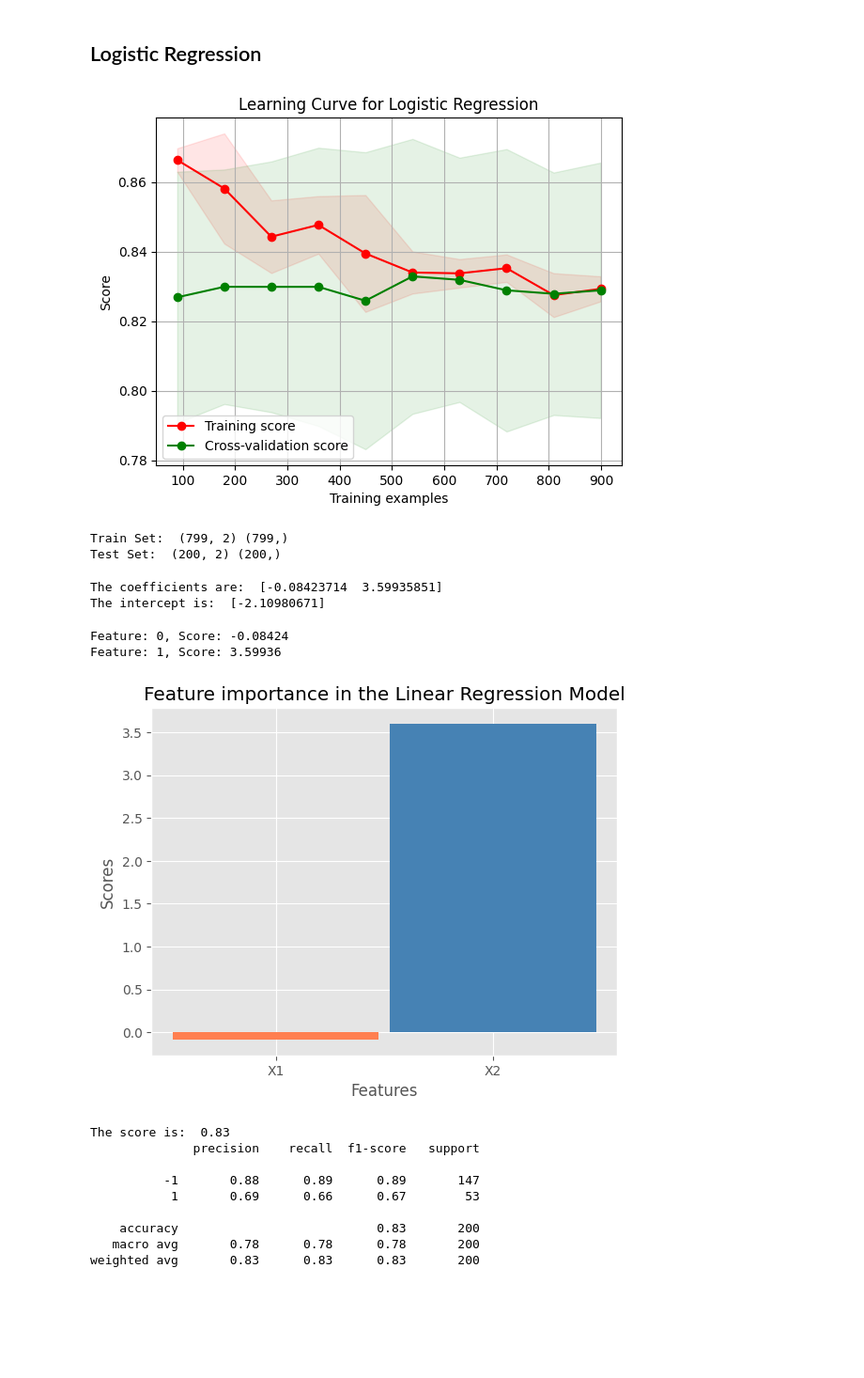
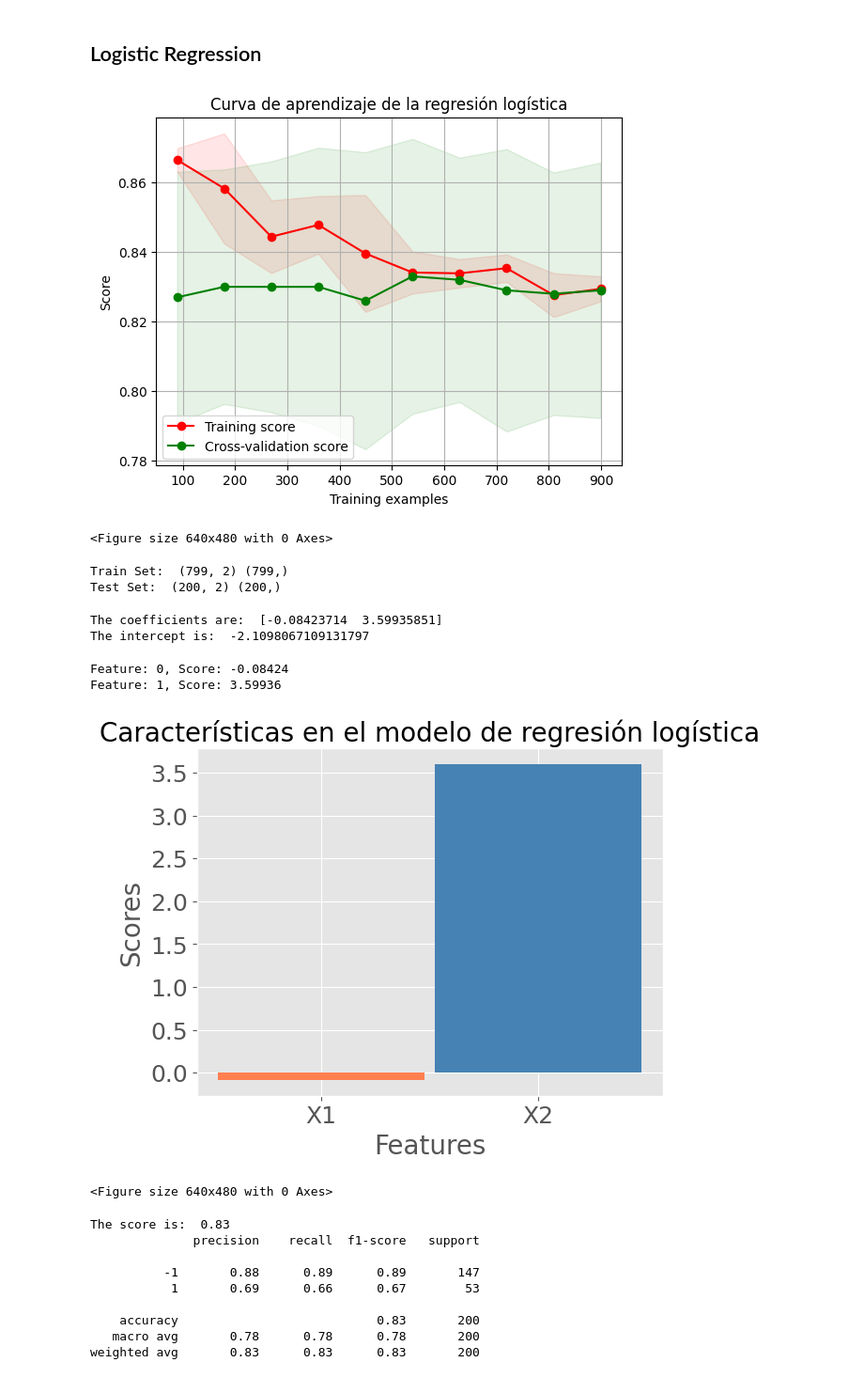
Before and after one commit to jariel17/classification_model_example, a Jupyter notebook: classification_models.ipynb, the cells around one changed output. Shown at 94% size. Drawn from its saved outputs; the diff is of its cells as text; code cells hidden in the pictures; blank space fills up the shorter version.

```diff
--- a/classification_models.ipynb
+++ b/classification_models.ipynb
@@ -69,14 +72,16 @@ plt.plot(train_sizes, test_mean, 'o-', color="g", label="Cross-validation score"
 # Stadard deviation shadow
 plt.fill_between(train_sizes, train_mean - train_std, train_mean + train_std, color="r", alpha=0.1)
 plt.fill_between(train_sizes, test_mean - test_std, test_mean + test_std, color="g", alpha=0.1)
-plt.title("Learning Curve for Logistic Regression")
+plt.title("Curva de aprendizaje de la regresión logística")
 plt.xlabel("Training examples")
 plt.ylabel("Score")
 plt.legend(loc="best")
 plt.grid()
 plt.show()
+plt.savefig('Curva de aprendizaje - regresion logistica.png')
 # %% [output]
-[figure, old version]
+[figure, new version]
+<Figure size 640x480 with 0 Axes>
 # %%
 # Having seen that with 800 training samples our model will perform with a 0.83 score, we will take 80% of the data for training
 
@@ -88,24 +93,30 @@ Train Set:  (799, 2) (799,)
 Test Set:  (200, 2) (200,)
 # %%
 lr_model.fit(x_train, y_train)
-print('The coefficients are: ',lr_model.coef_[0])
-print('The intercept is: ',lr_model.intercept_)
+coefficients = lr_model.coef_[0]
+intercept = lr_model.intercept_[0]
+
+print('The coefficients are: ',coefficients)
+print('The intercept is: ',intercept)
 # %% [output]
 The coefficients are:  [-0.08423714  3.59935851]
-The intercept is:  [-2.10980671]
+The intercept is:  -2.1098067109131797
 # %%
-feature_importance = lr_model.coef_[0]
-for i,val in enumerate(feature_importance):
+for i,val in enumerate(coefficients):
     print('Feature: %0d, Score: %.5f' % (i,val))
 
 with plt.style.context('ggplot'):
-    plt.bar(['X1', 'X2'], feature_importance, width=0.95, color=['coral', 'steelblue'])
-    plt.title('Feature importance in the Linear Regression Model')
-    plt.xlabel('Features')
-    plt.ylabel('Scores')
+    plt.bar(['X1', 'X2'], coefficients, width=0.95, color=['coral', 'steelblue'])
+    plt.title('Características en el modelo de regresión logística', fontsize=20)
+    plt.xlabel('Features', fontsize=20)
+    plt.ylabel('Scores', fontsize=20)
+    plt.xticks(fontsize=18)
+    plt.yticks(fontsize=18)
     plt.show()
+    plt.savefig('Importancia de las características en el modelo de regresion logistica.png')
 # %% [output]
 Feature: 0, Score: -0.08424
 Feature: 1, Score: 3.59936
-[figure, old version]
+[figure, new version]
+<Figure size 640x480 with 0 Axes>
 # %%
```
Also changed, not shown: parts of 8 cells of this notebook, 1 other file.
